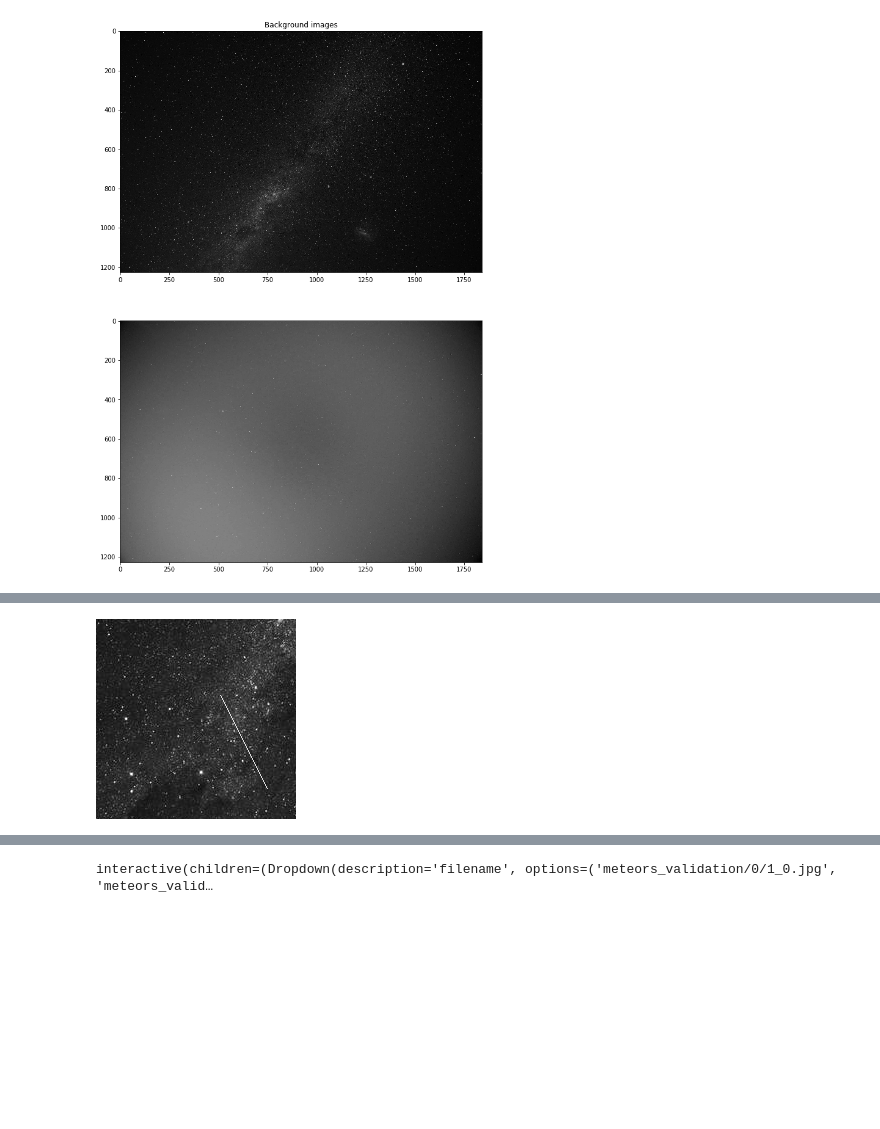
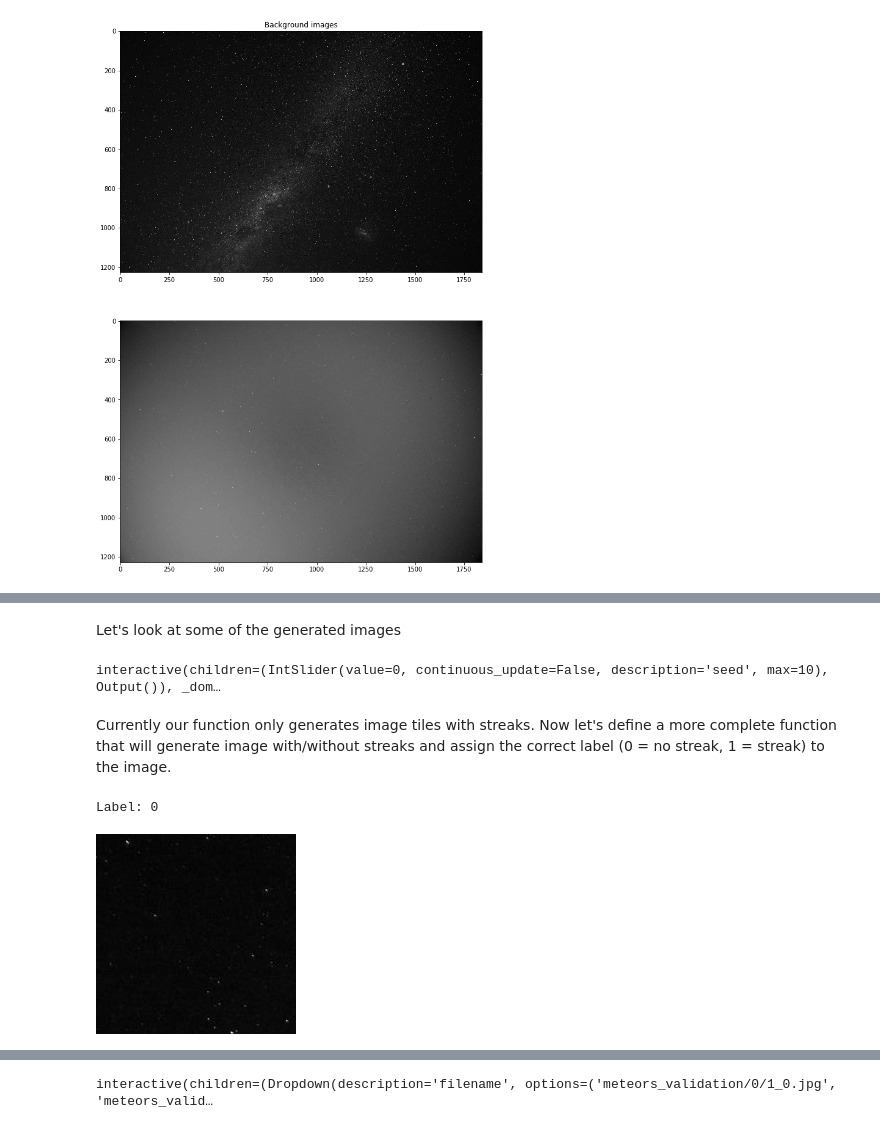
Before and after one commit to CurtinIDS/miri, a Jupyter notebook: project.ipynb, the cells around one changed output, grey strips where cells are left out. Cells and saved outputs as stored; diff of their text form; code cells hidden in the pictures; blank space fills up the shorter version.

```diff
--- a/project.ipynb
+++ b/project.ipynb
@@ -125,44 +125,59 @@ Let's create some example tiled images (200x200 pixel resolution).
 # %%
-import h5py
-from PIL import Image,ImageDraw
-import numpy as np
-
 # Computes distance between two points in pixels
 def dist(A):
     return(((A[0][0] - A[0][2])**2 + (A[0][1] - A[0][3])**2)**0.5)
 
-def generate_streaks(background_image, n=1, seed=0):
+def generate_streaks(seed=0):
     np.random.seed(seed)
     tile_w = 200
     tile_h = 200
+    n=10
+    images = []
 
-    bg_rand = np.random.choice([1, 2])
-    img = Image.open('assets/background' + str(bg_rand) + '.jpg')
-    width, height = img.size
-    marker_x = np.random.randint(0, width - tile_w)
-    marker_y = np.random.randint(0, height - tile_h)
+    for __ in range(n):
+        bg_rand = np.random.choice([1, 2])
+        img = Image.open('assets/background' + str(bg_rand) + '.jpg')
+        width, height = img.size
+        marker_x = np.random.randint(0, width - tile_w)
+        marker_y = np.random.randint(0, height - tile_h)
 
-    # crop a portion of the full image
-    im = img.crop((marker_x, marker_y, marker_x + tile_w, marker_y + tile_h))
-    draw = ImageDraw.Draw(im)
+        # crop a portion of the full image
+        im = img.crop((marker_x, marker_y, marker_x + tile_w, marker_y + tile_h))
+        draw = ImageDraw.Draw(im)
 
-    A = [(np.random.rand() * im.size[0], np.random.rand() * im.size[1],
-          np.random.rand() * im.size[0], np.random.rand() * im.size[1])]
+        A = [(np.random.rand() * im.size[0], np.random.rand() * im.size[1],
+              np.random.rand() * im.size[0], np.random.rand() * im.size[1])]
 
-    if ((dist(A) > 30) and (dist(A) < 300)): #The lines shouldn't be too short or too long
-        # Brightness should be over certain threshold,
-        # lower the brightness -> harder to train, more resilient
-        color_rnd = np.random.uniform(0.8, 1.0)
-        width_rand = np.random.choice([1, 2])
-        draw.line([A[0][0], A[0][1], A[0][2], A[0][3]], fill=int(color_rnd * 250), width=width_rand)
-        del draw
+        # The lines shouldn't be too short or too long
+        while dist(A) <= 30 or dist(A) >= 300:
+            A = [(np.random.rand() * im.size[0], np.random.rand() * im.size[1],
+                  np.random.rand() * im.size[0], np.random.rand() * im.size[1])]
 
-    return im
+        if dist(A) > 30 and dist(A) < 300:
+            # Brightness should be over certain threshold,
+            # lower the brightness -> harder to train, more resilient
+            color_rnd = np.random.uniform(0.8, 1.0)
+            width_rand = np.random.choice([1, 2])
+            draw.line([A[0][0], A[0][1], A[0][2], A[0][3]], fill=int(color_rnd * 250), width=width_rand)
+            del draw
 
+        images.append(im)
 
+    plot_streaks(images)
 
-
-im = generate_streaks('assets/background1.jpg')
-im
+def plot_streaks(images):
+    plt.figure(figsize=(20,10))
+    columns = 5
+    for i, image in enumerate(images):
+        ax = plt.subplot(len(images) / columns + 1, columns, i + 1)
+        ax.imshow(np.asarray(image), cmap='gray')
+        ax.axis('off')
-# %% [output]
-[figure, removed]
+# %% [markdown]
+Let's look at some of the generated images
+# %%
+interact(generate_streaks,
+         seed=widgets.IntSlider(min=0, max=10, step=1, continuous_update=False));
+# %% [output]
+interactive(children=(IntSlider(value=0, continuous_update=False, description='seed', max=10), Output()), _dom…
+# %% [markdown]
+Currently our function only generates image tiles with streaks. Now let's define a more complete function that will generate image with/without streaks and assign the correct label (0 = no streak, 1 = streak) to the image.
@@ -168,0 +234,8 @@ im
+# %%
+#Visualize images
+out = next(synthetic_images(batch_size=1, seed=False))
+print('Label: %d' % (out[1][0]))
+Image.fromarray(out[0][0].squeeze())
+# %% [output]
+Label: 0
+[figure, added]
```
Also changed, not shown: parts of 29 cells of this notebook.
